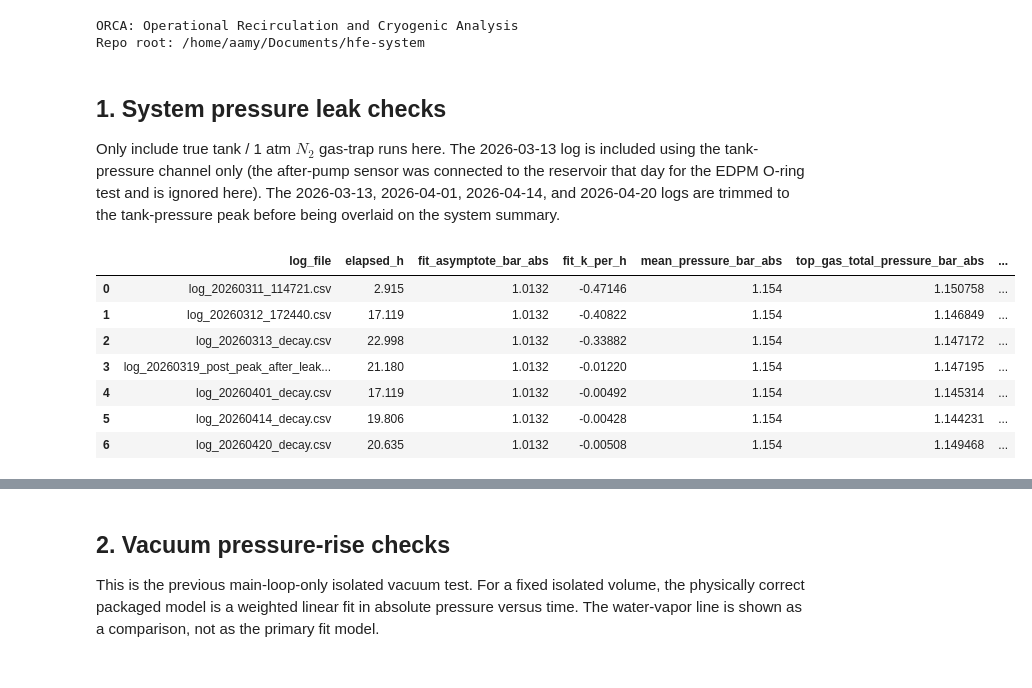
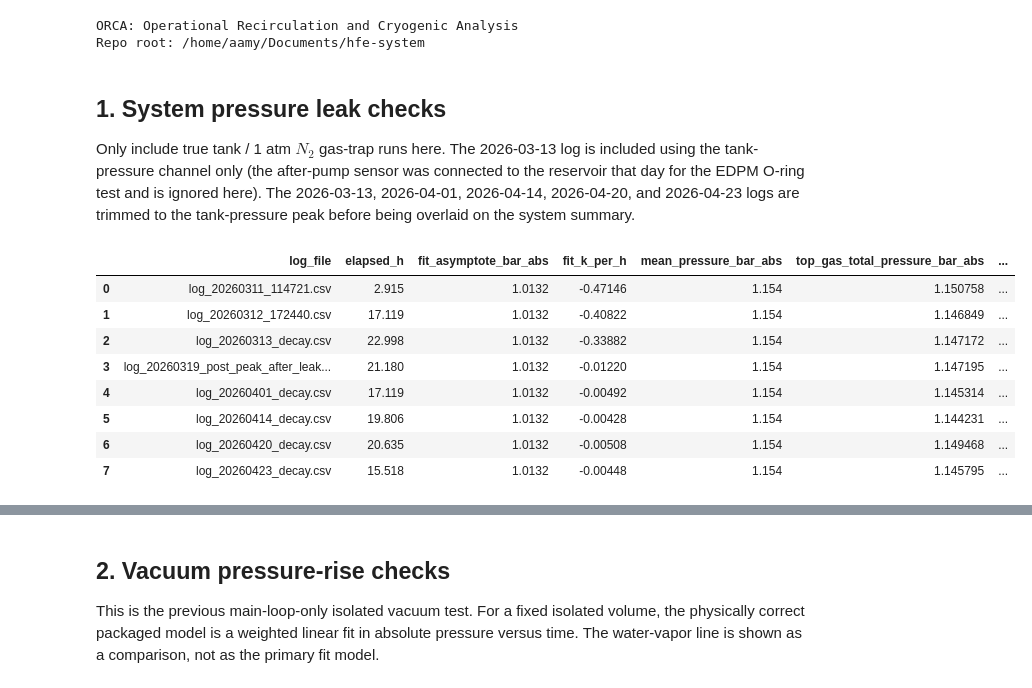
Before and after one commit to Pocar-Lab/hfe-system, a Jupyter notebook: analysis/notebooks/leak_checks.ipynb, the cells around one changed output, grey strips where cells are left out. Saved outputs shown, nothing was run; the diff lists cells and outputs as text; code cells hidden in the pictures.

```diff
--- a/analysis/notebooks/leak_checks.ipynb
+++ b/analysis/notebooks/leak_checks.ipynb
@@ -44,7 +44,7 @@ Repo root: /home/aamy/Documents/hfe-system
 # %% [markdown]
 ## 1. System pressure leak checks
 
-Only include true tank / 1 atm $N_2$ gas-trap runs here. The 2026-03-13 log is included using the tank-pressure channel only (the after-pump sensor was connected to the reservoir that day for the EDPM O-ring test and is ignored here). The 2026-03-13, 2026-04-01, 2026-04-14, and 2026-04-20 logs are trimmed to the tank-pressure peak before being overlaid on the system summary.
+Only include true tank / 1 atm $N_2$ gas-trap runs here. The 2026-03-13 log is included using the tank-pressure channel only (the after-pump sensor was connected to the reservoir that day for the EDPM O-ring test and is ignored here). The 2026-03-13, 2026-04-01, 2026-04-14, 2026-04-20, and 2026-04-23 logs are trimmed to the tank-pressure peak before being overlaid on the system summary.
 # %%
 SYSTEM_POST_FIX_SOURCE_LOG = RAW_DIR / 'leak_test' / 'tc_log_20260319_115916.csv'
 SYSTEM_POST_FIX_LOG = REPO_ROOT / 'data' / 'processed' / 'leak_test' / 'log_20260319_post_peak_after_leak_fixes.csv'
@@ -54,6 +54,8 @@ APRIL_14_SOURCE_LOG = RAW_DIR / 'leak_test' / 'log_20260414_173423.csv'
 APRIL_14_POST_PEAK_LOG = REPO_ROOT / 'data' / 'processed' / 'leak_test' / 'log_20260414_decay.csv'
 APRIL_20_SOURCE_LOG = RAW_DIR / 'log_20260420_125040.csv'
 APRIL_20_POST_PEAK_LOG = REPO_ROOT / 'data' / 'processed' / 'leak_test' / 'log_20260420_decay.csv'
+APRIL_23_SOURCE_LOG = RAW_DIR / 'leak_test' / 'log_20260423_172104.csv'
+APRIL_23_POST_PEAK_LOG = REPO_ROOT / 'data' / 'processed' / 'leak_test' / 'log_20260423_decay.csv'
 MARCH_13_SOURCE_LOG = RAW_DIR / 'leak_test' / 'log_20260313_145244.csv'
 MARCH_13_POST_PEAK_LOG = REPO_ROOT / 'data' / 'processed' / 'leak_test' / 'log_20260313_decay.csv'
 
@@ -85,7 +87,7 @@ def export_system_log_slice(frame, output_path):
 
 
 def build_post_peak_system_log(source_path, output_path, *, pressure_column=leak_tools.PRESSURE_ABS_COLUMN):
-    frame = pd.read_csv(source_path).dropna(subset=[leak_tools.TIME_COLUMN, pressure_column]).copy()
+    frame = pd.read_csv(source_path, comment='#').dropna(subset=[leak_tools.TIME_COLUMN, pressure_column]).copy()
     peak_index = int(pd.to_numeric(frame[pressure_column], errors='coerce').idxmax())
     return export_system_log_slice(frame.iloc[peak_index:].copy(), output_path)
 
@@ -95,6 +97,7 @@ build_post_peak_system_log(MARCH_13_SOURCE_LOG, MARCH_13_POST_PEAK_LOG)
 build_post_peak_system_log(APRIL_01_SOURCE_LOG, APRIL_01_POST_PEAK_LOG)
 build_post_peak_system_log(APRIL_14_SOURCE_LOG, APRIL_14_POST_PEAK_LOG)
 build_post_peak_system_log(APRIL_20_SOURCE_LOG, APRIL_20_POST_PEAK_LOG)
+build_post_peak_system_log(APRIL_23_SOURCE_LOG, APRIL_23_POST_PEAK_LOG)
 
 SYSTEM_PRESSURE_LOGS = [
     RAW_DIR / 'leak_test' / 'log_20260311_114721.csv',
@@ -104,33 +107,35 @@ SYSTEM_PRESSURE_LOGS = [
     APRIL_01_POST_PEAK_LOG,
     APRIL_14_POST_PEAK_LOG,
     APRIL_20_POST_PEAK_LOG,
+    APRIL_23_POST_PEAK_LOG,
 ]
 
 system_results = [leak_tools.analyze_system_pressure_log(path) for path in SYSTEM_PRESSURE_LOGS]
 system_result_by_log_file = {result.series.csv_path.name: result for result in system_results}
 system_summary = leak_tools.system_pressure_summary_table(system_results)
 display(
     system_summary.round(
         {
             'elapsed_h': 3,
             'fit_asymptote_bar_abs': 4,
             'fit_k_per_h': 5,
             'mean_pressure_bar_abs': 3,
             'leak_mbar_l_s': 4,
             'hfe_loss_l_year': 2,
             'rmse_mbar': 1,
         }
     )
 )
 # %% [output]
 |  | log_file | elapsed_h | fit_asymptote_bar_abs | fit_k_per_h | mean_pressure_bar_abs | top_gas_total_pressure_bar_abs | ... |
 | 0 | log_20260311_114721.csv | 2.915 | 1.0132 | -0.47146 | 1.154 | 1.150758 | ... |
 | 1 | log_20260312_172440.csv | 17.119 | 1.0132 | -0.40822 | 1.154 | 1.146849 | ... |
 | 2 | log_20260313_decay.csv | 22.998 | 1.0132 | -0.33882 | 1.154 | 1.147172 | ... |
 | 3 | log_20260319_post_peak_after_leak... | 21.180 | 1.0132 | -0.01220 | 1.154 | 1.147195 | ... |
 | 4 | log_20260401_decay.csv | 17.119 | 1.0132 | -0.00492 | 1.154 | 1.145314 | ... |
 | 5 | log_20260414_decay.csv | 19.806 | 1.0132 | -0.00428 | 1.154 | 1.144231 | ... |
 | 6 | log_20260420_decay.csv | 20.635 | 1.0132 | -0.00508 | 1.154 | 1.149468 | ... |
+| 7 | log_20260423_decay.csv | 15.518 | 1.0132 | -0.00448 | 1.154 | 1.145795 | ... |
 # %%
 for result in system_results:
     fig, _ = leak_tools.plot_system_pressure_result(result)
```
Also changed, not shown: parts of 2 cells of this notebook, 13 other files.
